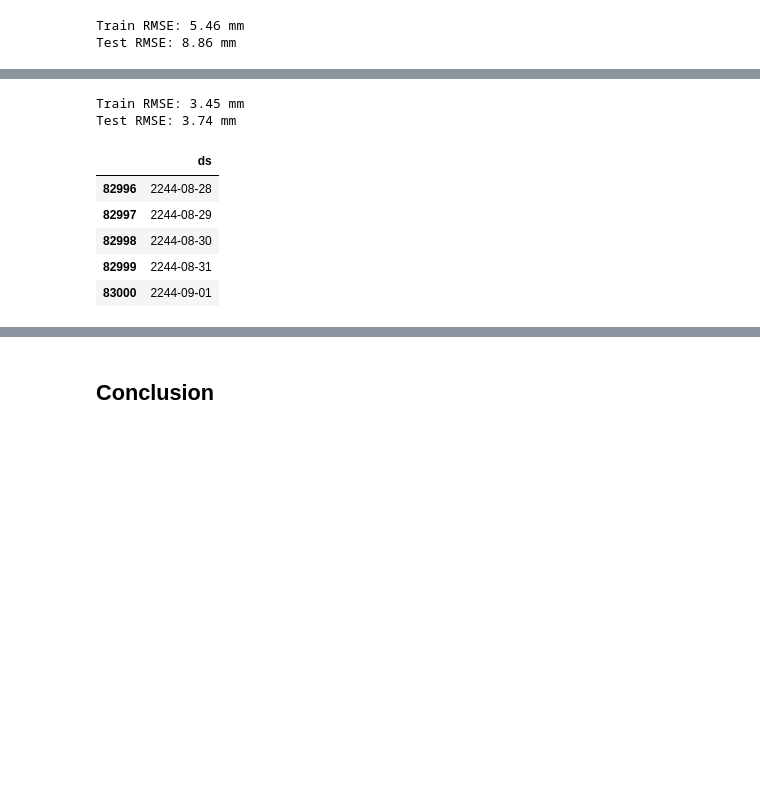
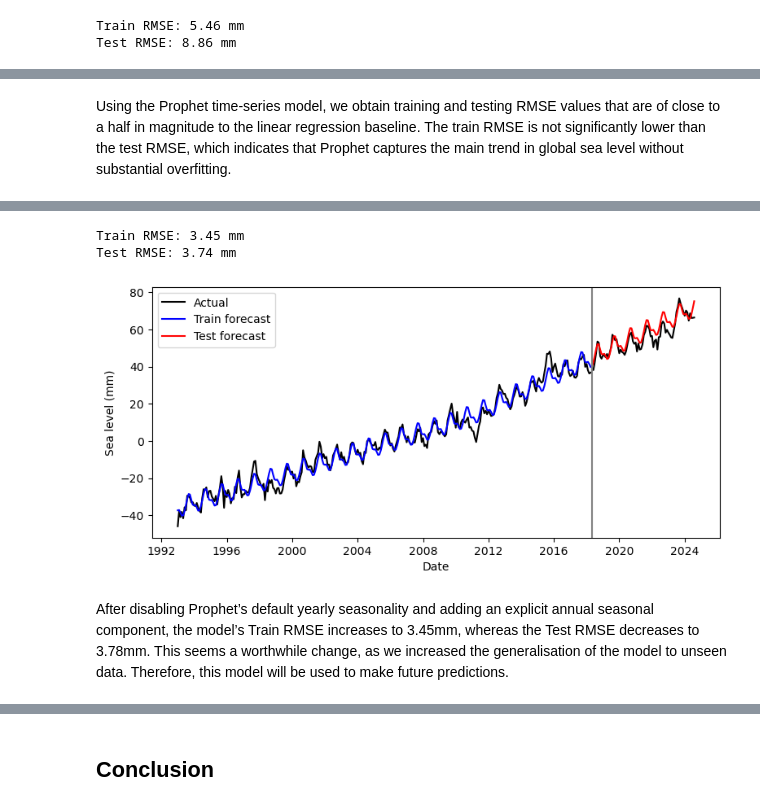
Before and after one commit to Arcyill/ECON-323-Project, a Jupyter notebook: Main.ipynb, the cells around one changed output, grey strips where cells are left out. Drawn from its saved outputs; the diff is of its cells as text; code cells hidden in the pictures; blank space fills up the shorter version.

Commit message:
updated time series

```diff
--- a/Main.ipynb
+++ b/Main.ipynb
@@ -418,5 +430,8 @@ Test RMSE: 3.89 mm
+# %% [markdown]
+
+Using the Prophet time‑series model, we obtain training and testing RMSE values that are of close to a half in magnitude to the linear regression baseline. The train RMSE is not significantly lower than the test RMSE, which indicates that Prophet captures the main trend in global sea level without substantial overfitting.
 # %%
-m = Prophet(weekly_seasonality=False, yearly_seasonality=False)
+m = Prophet(growth = "linear",yearly_seasonality=False)
 m.add_seasonality(name="annual", period=365.25, fourier_order=3)
 m.fit(train_df)
 
@@ -429,4 +444,22 @@ test_future = pd.DataFrame({"ds": test_df["ds"]})
 test_forecast = m.predict(test_future)
 test_rmse = np.sqrt(mean_squared_error(test_df["y"], test_forecast["yhat"]))
 print(f"Test RMSE: {test_rmse:.2f} mm")
+
+
+
+train_forecast["ds"] = pd.to_datetime(train_forecast["ds"]).dt.date
+test_forecast["ds"] = pd.to_datetime(test_forecast["ds"]).dt.date
+combo_train = train_df.merge(train_forecast[["ds", "yhat"]], on="ds").sort_values("ds")
+combo_test = test_df.merge(test_forecast[["ds", "yhat"]], on="ds").sort_values("ds")
+
+fig, ax = plt.subplots(figsize=(9, 4))
+ax.plot(combo_train["ds"], combo_train["y"], color="black", label="Actual")
+ax.plot(combo_train["ds"], combo_train["yhat"], color="blue", label="Train forecast")
+ax.plot(combo_test["ds"], combo_test["y"], color="black")
+ax.plot(combo_test["ds"], combo_test["yhat"], color="red", label="Test forecast")
+ax.axvline(test_df["ds"].min(), color = "grey")
+ax.set_xlabel("Date")
+ax.set_ylabel("Sea level (mm)")
+ax.legend()
+plt.show()
 # %% [output]
@@ -435,13 +468,5 @@ print(f"Test RMSE: {test_rmse:.2f} mm")
 Train RMSE: 3.45 mm
 Test RMSE: 3.74 mm
+[figure, added]
-# %%
-future = m.make_future_dataframe(periods = 82697)
-
-future.tail()
-# %% [output]
-|  | ds |
-| 82996 | 2244-08-28 |
-| 82997 | 2244-08-29 |
-| 82998 | 2244-08-30 |
-| 82999 | 2244-08-31 |
-| 83000 | 2244-09-01 |
+# %% [markdown]
+After disabling Prophet’s default yearly seasonality and adding an explicit annual seasonal component, the model’s Train RMSE increases to 3.45mm, whereas the Test RMSE decreases to 3.78mm. This seems a worthwhile change, as we increased the generalisation of the model to unseen data. Therefore, this model will be used to make future predictions.
```
Also changed, not shown: parts of 42 cells of this notebook.
